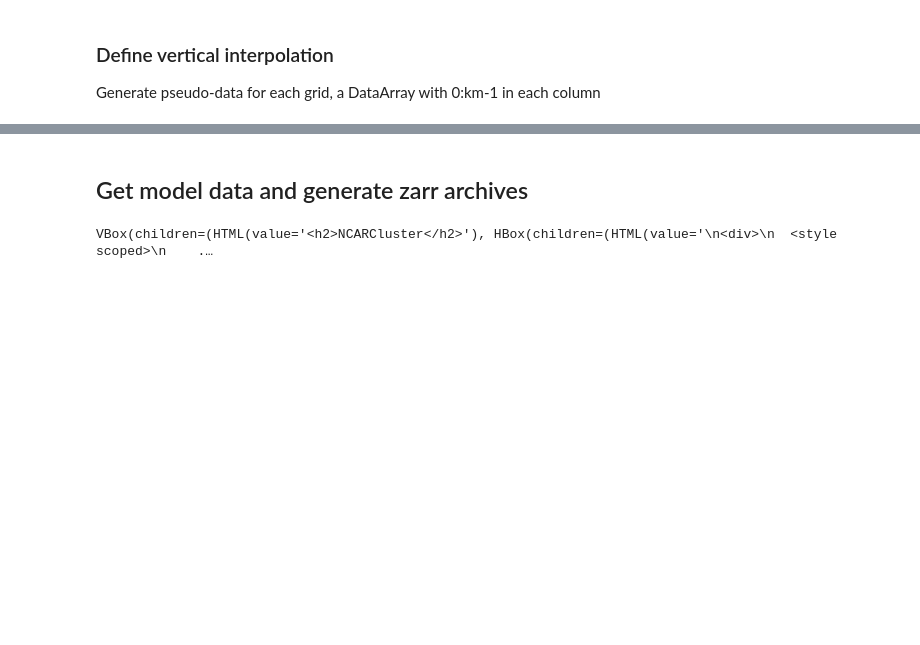
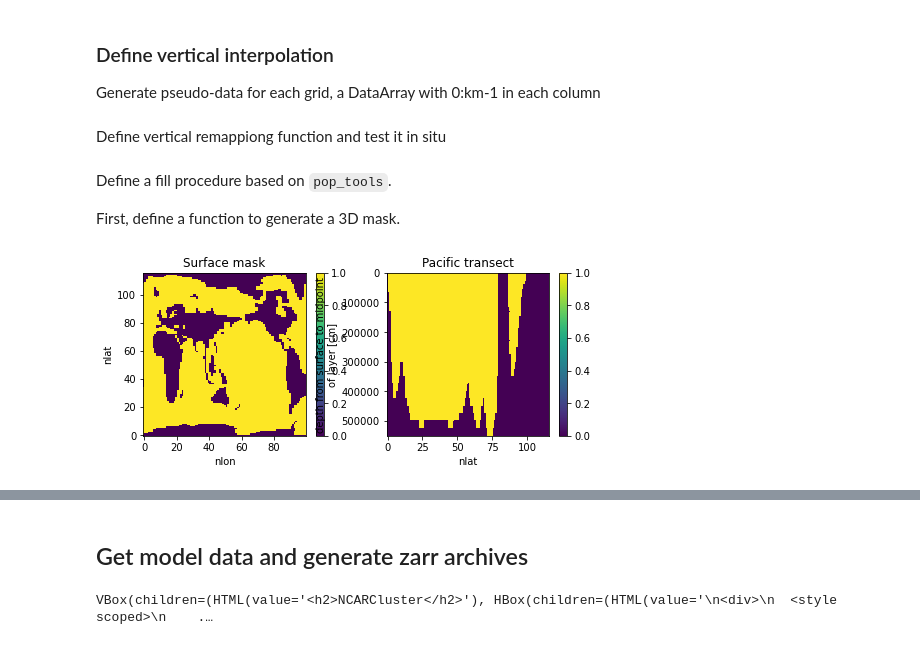
Before and after one commit to matt-long/marbl-forcing, a Jupyter notebook: Fe_sediment_flux/_poc_flux_bottom_velocity_inputs.ipynb, the cells around one changed output, grey strips where cells are left out. Drawn from its saved outputs; the diff is of its cells as text; code cells hidden in the pictures; blank space fills up the shorter version.

```diff
--- a/Fe_sediment_flux/_poc_flux_bottom_velocity_inputs.ipynb
+++ b/Fe_sediment_flux/_poc_flux_bottom_velocity_inputs.ipynb
@@ -142,6 +150,8 @@ for src_grid, grid in grids.items():
     )
 
     da_test_src[src_grid] = k * ones
+# %% [markdown]
+Define vertical remappiong function and test it in situ
 # %%
 def remap_z_t(da, src_grid, dst_grid):
     """Handle vertical "interpolation", exploiting the fact
@@ -196,3 +206,39 @@ for src_grid, dst_grid in product(grids.keys(), grids.keys()):
 
     else:
         assert (da_dst[:, 0, 0] == da_src[:, 0, 0]).all()
+# %% [markdown]
+Define a fill procedure based on `pop_tools`.
+
+First, define a function to generate a 3D mask.
+# %%
+def get_mask(ds_pop):
+    required_vars = ['z_t', 'KMT']
+    missing_vars = set(required_vars) - set(ds_pop.variables)
+    if missing_vars:
+        raise ValueError(f'missing required vars:\n {missing_vars}')
+
+    nk, nj, ni = len(ds_pop.z_t), len(ds_pop.nlat), len(ds_pop.nlon)
+
+    # make 3D array of 0:km
+    zero_to_km = xr.DataArray(np.arange(0, nk), dims=('z_t'))
+    ONES_3d = xr.DataArray(np.ones((nk, nj, ni)), dims=('z_t', 'nlat', 'nlon'))
+    ZERO_TO_KM = (zero_to_km * ONES_3d)
+
+    # mask out cells where k is below KMT
+    MASK = ZERO_TO_KM.where(ZERO_TO_KM < ds_pop.KMT)
+    MASK = xr.where(MASK.notnull(), True, False)
+
+    return MASK.assign_coords({'z_t': ds_pop.z_t})
+
+MASK = get_mask(grids['POP_gx3v7'])
+
+fig = plt.figure(figsize=(8, 3))
+ax = fig.add_subplot(1, 2, 1)
+MASK.isel(z_t=0).plot()
+h = plt.title('Surface mask')
+
+ax = fig.add_subplot(1, 2, 2)
+MASK.isel(nlon=65).plot(yincrease=False)
+h = plt.title('Pacific transect')
+# %% [output]
+[figure, added]
```
Also changed, not shown: parts of 7 cells of this notebook.
